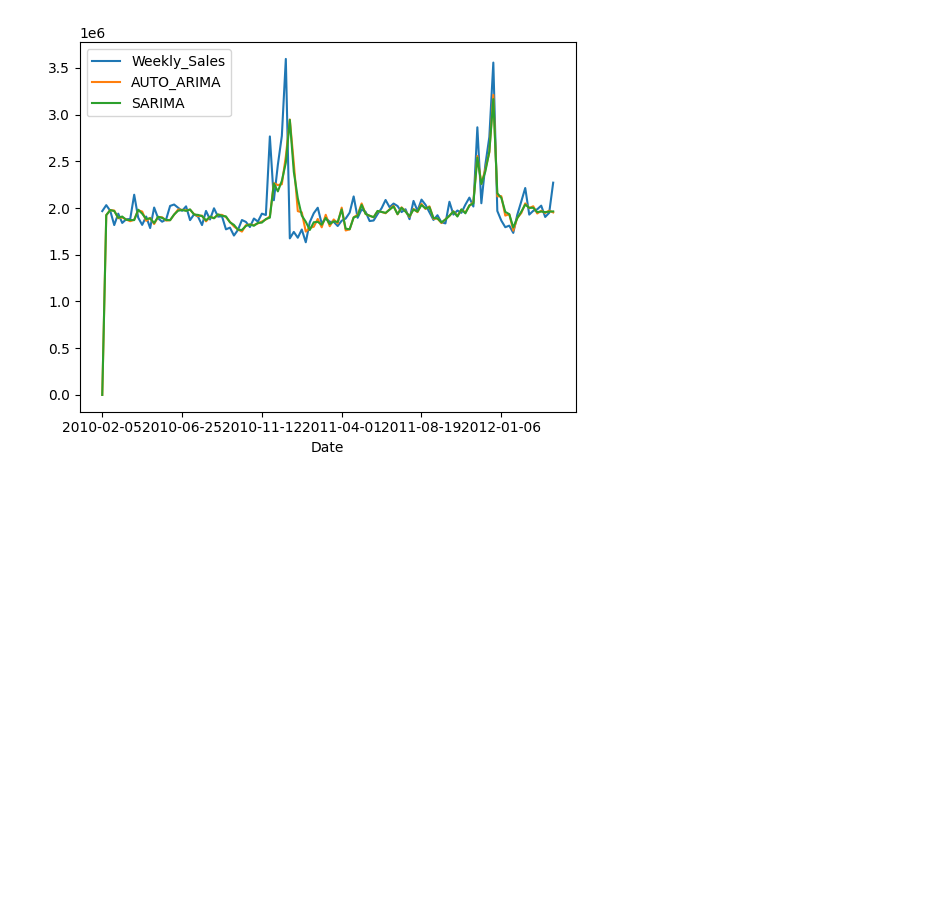
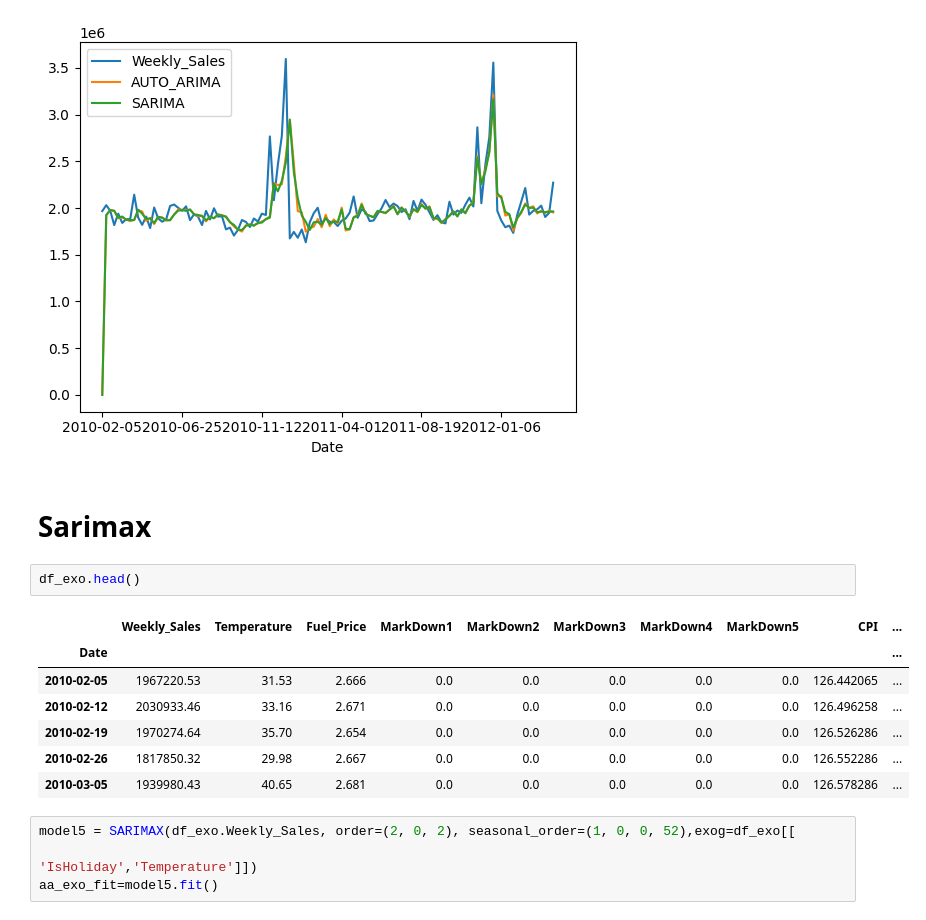
Before and after one commit to Pangellotti/darts_practice, a Jupyter notebook: darts_practice/src/models_train.ipynb, the cells around one changed output. Drawn from its saved outputs; the diff is of its cells as text; blank space fills up the shorter version.

```diff
--- a/darts_practice/src/models_end.ipynb
+++ b/darts_practice/src/models_train.ipynb
@@ -193,3 +193,19 @@ df_end[['Weekly_Sales', 'AUTO_ARIMA','SARIMA']].plot()
 plt.show()
 # %% [output]
 [figure]
+# %% [markdown]
+# Sarimax
+# %%
+df_exo.head()
+# %% [output]
+|  | Weekly_Sales | Temperature | Fuel_Price | MarkDown1 | MarkDown2 | MarkDown3 | MarkDown4 | MarkDown5 | CPI | ... |
+| Date |  |  |  |  |  |  |  |  |  | ... |
+| 2010-02-05 | 1967220.53 | 31.53 | 2.666 | 0.0 | 0.0 | 0.0 | 0.0 | 0.0 | 126.442065 | ... |
+| 2010-02-12 | 2030933.46 | 33.16 | 2.671 | 0.0 | 0.0 | 0.0 | 0.0 | 0.0 | 126.496258 | ... |
+| 2010-02-19 | 1970274.64 | 35.70 | 2.654 | 0.0 | 0.0 | 0.0 | 0.0 | 0.0 | 126.526286 | ... |
+| 2010-02-26 | 1817850.32 | 29.98 | 2.667 | 0.0 | 0.0 | 0.0 | 0.0 | 0.0 | 126.552286 | ... |
+| 2010-03-05 | 1939980.43 | 40.65 | 2.681 | 0.0 | 0.0 | 0.0 | 0.0 | 0.0 | 126.578286 | ... |
+# %%
+model5 = SARIMAX(df_exo.Weekly_Sales, order=(2, 0, 2), seasonal_order=(1, 0, 0, 52),exog=df_exo[[
+                                                                                                 'IsHoliday','Temperature']])
+aa_exo_fit=model5.fit()
```
Also changed, not shown: parts of 4 cells of this notebook, 4 other files.
